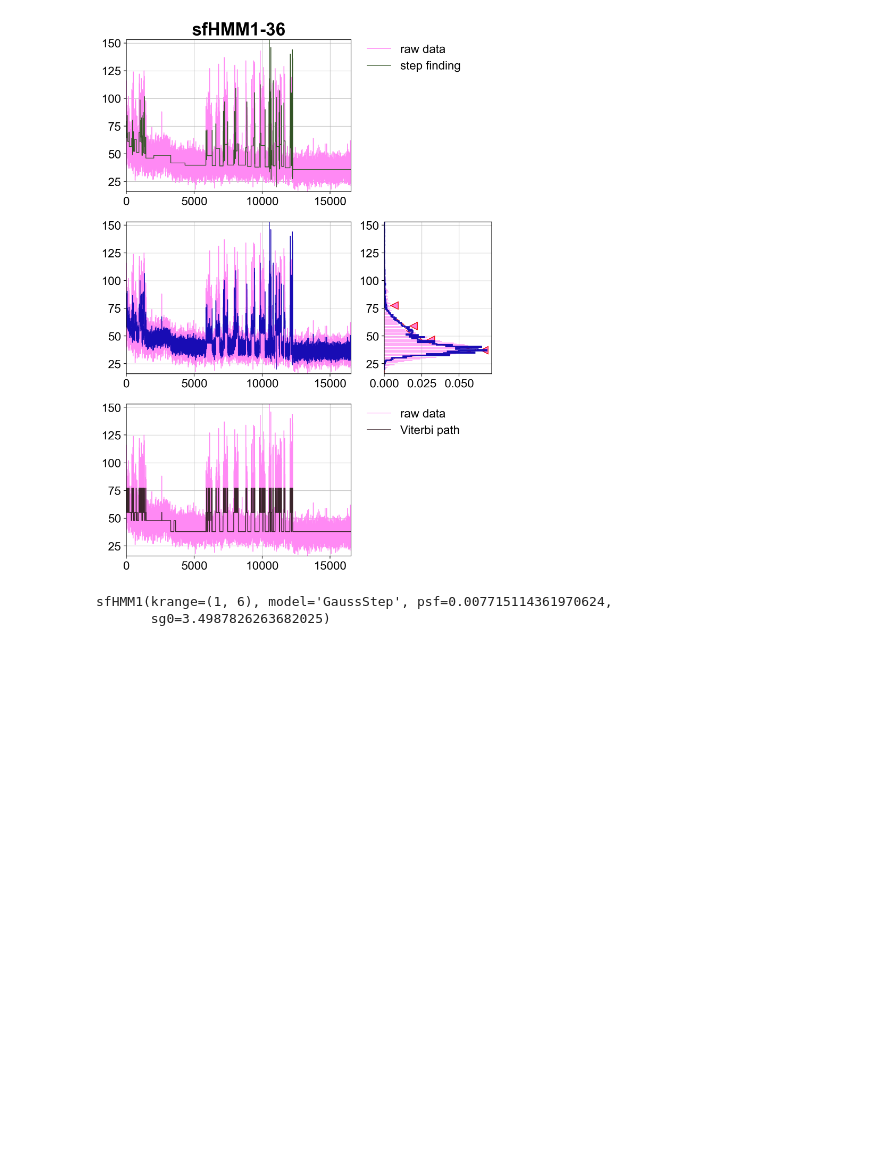
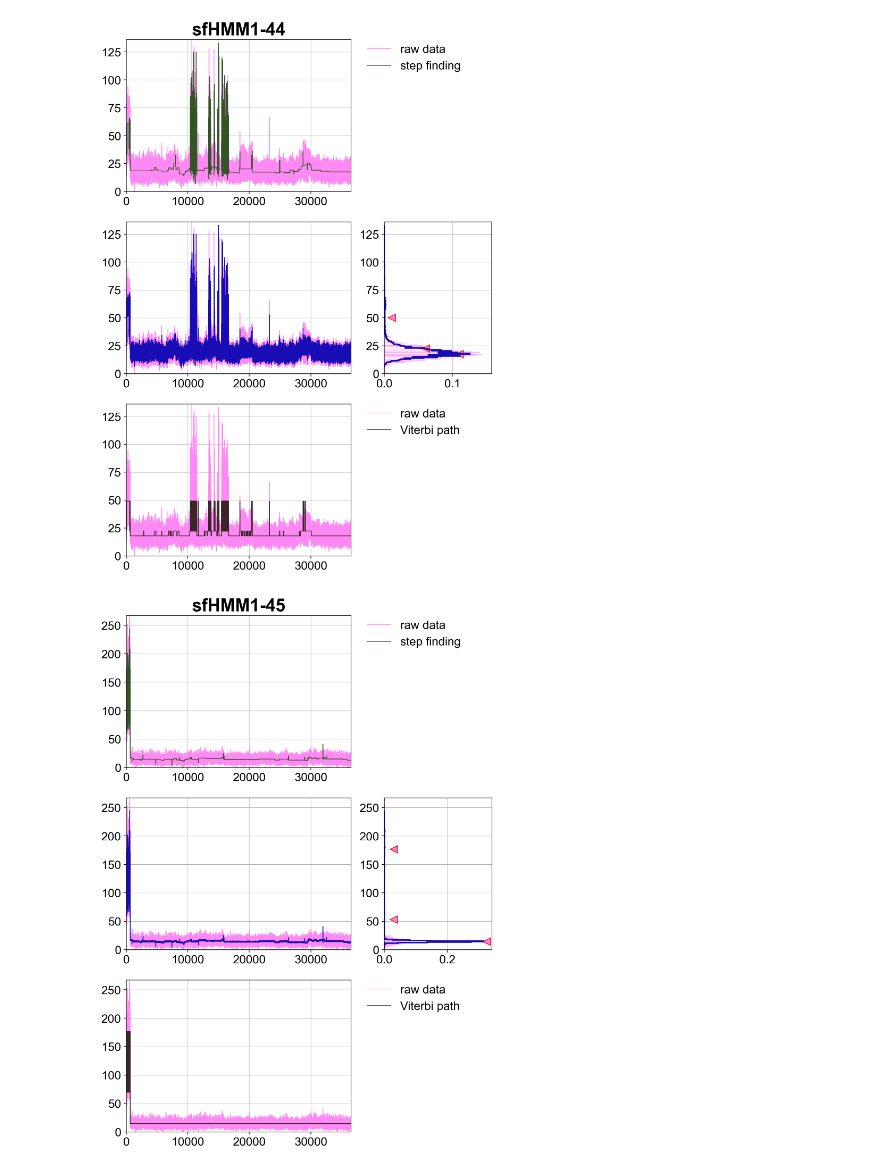
Before and after one commit to JKL453/s04-data-analysis, a Jupyter notebook: on-off-times/on-off-sfHMM.ipynb, the cells around one changed output. Saved outputs shown, nothing was run; the diff lists cells and outputs as text; code cells hidden in the pictures; blank space fills up the shorter version.

```diff
--- a/on-off-times/on-off-sfHMM.ipynb
+++ b/on-off-times/on-off-sfHMM.ipynb
@@ -51,12 +122,13 @@ output_notebook()
 # %%
-csv_path = '/Users/kappel/Documents/Programming/python-projects/s04-data-analysis/on-off-times/timetrace.csv'
-data = pd.read_csv(csv_path, header=None, index_col=False)
+csv_path0 = '/Users/kappel/Documents/Programming/python-projects/s04-data-analysis/on-off-times/timetrace0.csv'
+csv_path1 = '/Users/kappel/Documents/Programming/python-projects/s04-data-analysis/on-off-times/timetrace1.csv'
+data0 = pd.read_csv(csv_path0, header=None, index_col=False)
+data1 = pd.read_csv(csv_path1, header=None, index_col=False)
 
 # delete datapoints from 2000 inwards
-#data = data.drop(data.index[1500:])
-
-sfHMM1(data, krange=(1, 6)).run_all()
+#data = data.drop(data.index[12000:])
+sf0 = sfHMM1(data0, krange=(2,3), model='p').run_all()
+sf1 = sfHMM1(data1, krange=(2,3), model='p').run_all()
 # %% [output]
-[figure, old version]
+[figure, new version]
-sfHMM1(krange=(1, 6), model='GaussStep', psf=0.007715114361970624,
-       sg0=3.4987826263682025)
+[figure, added]
```
Also changed, not shown: parts of 17 cells of this notebook, 3 other files.
